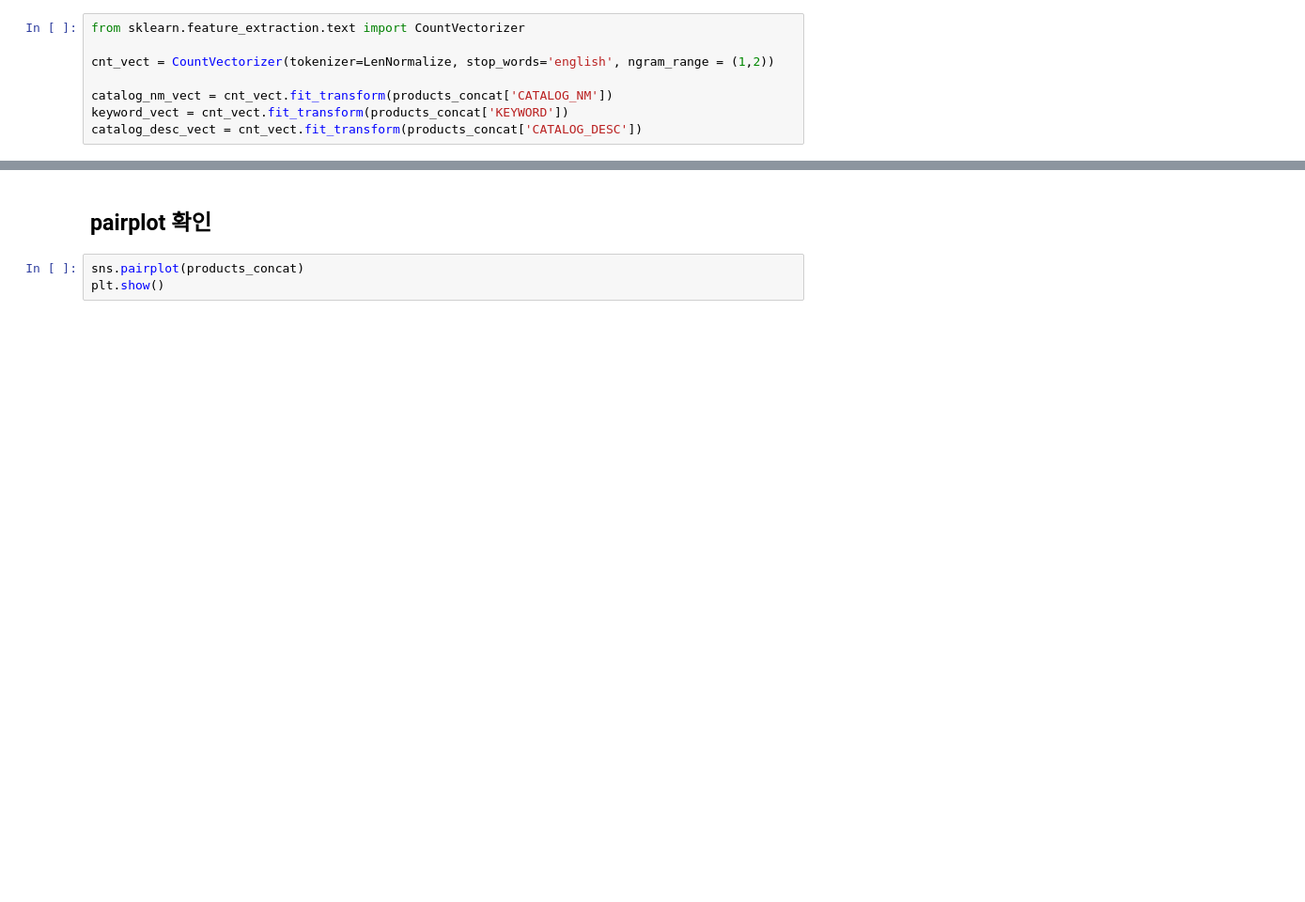
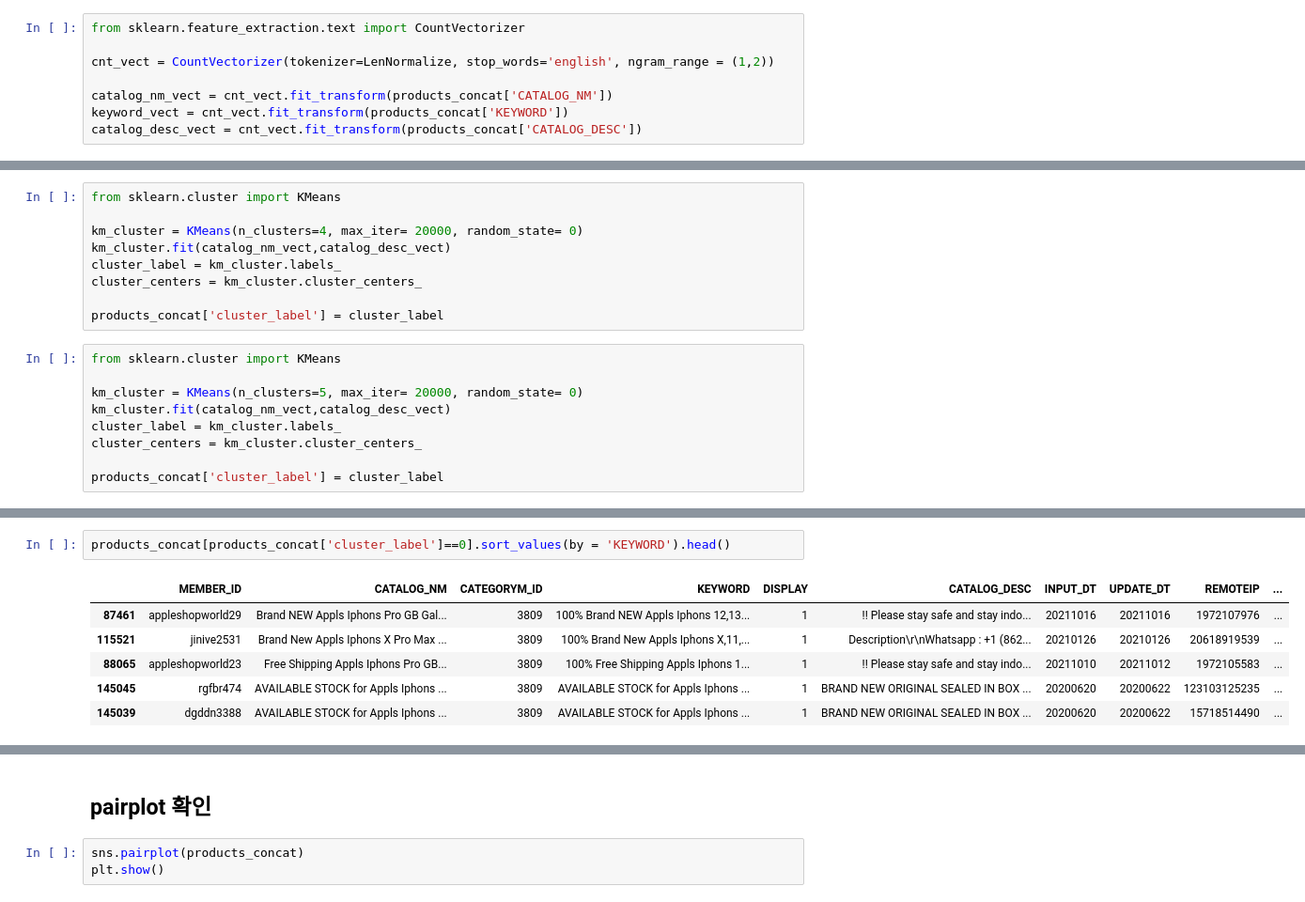
Before and after one commit to JINWOO8888/REALFIANL, a Jupyter notebook: 상관계수.ipynb, the cells around one changed output, grey strips where cells are left out. Shown: that part at 94% size. Cells and saved outputs as stored; diff of their text form; blank space fills up the shorter version.

```diff
--- a/상관계수.ipynb
+++ b/상관계수.ipynb
@@ -93,0 +239,18 @@ Name: 0, Length: 337344, dtype: object
+# %%
+from sklearn.cluster import KMeans
+
+km_cluster = KMeans(n_clusters=4, max_iter= 20000, random_state= 0)
+km_cluster.fit(catalog_nm_vect,catalog_desc_vect)
+cluster_label = km_cluster.labels_
+cluster_centers = km_cluster.cluster_centers_
+
+products_concat['cluster_label'] = cluster_label
+# %%
+from sklearn.cluster import KMeans
+
+km_cluster = KMeans(n_clusters=5, max_iter= 20000, random_state= 0)
+km_cluster.fit(catalog_nm_vect,catalog_desc_vect)
+cluster_label = km_cluster.labels_
+cluster_centers = km_cluster.cluster_centers_
+
+products_concat['cluster_label'] = cluster_label
@@ -93,0 +283,9 @@ Name: 0, Length: 337344, dtype: object
+# %%
+products_concat[products_concat['cluster_label']==0].sort_values(by = 'KEYWORD').head()
+# %% [output]
+|  | MEMBER_ID | CATALOG_NM | CATEGORYM_ID | KEYWORD | DISPLAY | CATALOG_DESC | INPUT_DT | UPDATE_DT | REMOTEIP | ... |
+| 87461 | appleshopworld29 | Brand NEW Appls Iphons Pro GB Gal... | 3809 | 100% Brand NEW Appls Iphons 12,13... | 1 | !! Please stay safe and stay indo... | 20211016 | 20211016 | 1972107976 | ... |
+| 115521 | jinive2531 | Brand New Appls Iphons X Pro Max ... | 3809 | 100% Brand New Appls Iphons X,11,... | 1 | Description\r\nWhatsapp : +1 (862... | 20210126 | 20210126 | 20618919539 | ... |
+| 88065 | appleshopworld23 | Free Shipping Appls Iphons Pro GB... | 3809 | 100% Free Shipping Appls Iphons 1... | 1 | !! Please stay safe and stay indo... | 20211010 | 20211012 | 1972105583 | ... |
+| 145045 | rgfbr474 | AVAILABLE STOCK for Appls Iphons ... | 3809 | AVAILABLE STOCK for Appls Iphons ... | 1 | BRAND NEW ORIGINAL SEALED IN BOX ... | 20200620 | 20200622 | 123103125235 | ... |
+| 145039 | dgddn3388 | AVAILABLE STOCK for Appls Iphons ... | 3809 | AVAILABLE STOCK for Appls Iphons ... | 1 | BRAND NEW ORIGINAL SEALED IN BOX ... | 20200620 | 20200622 | 15718514490 | ... |
```
Also changed, not shown: parts of 30 cells of this notebook, 1 other file.
